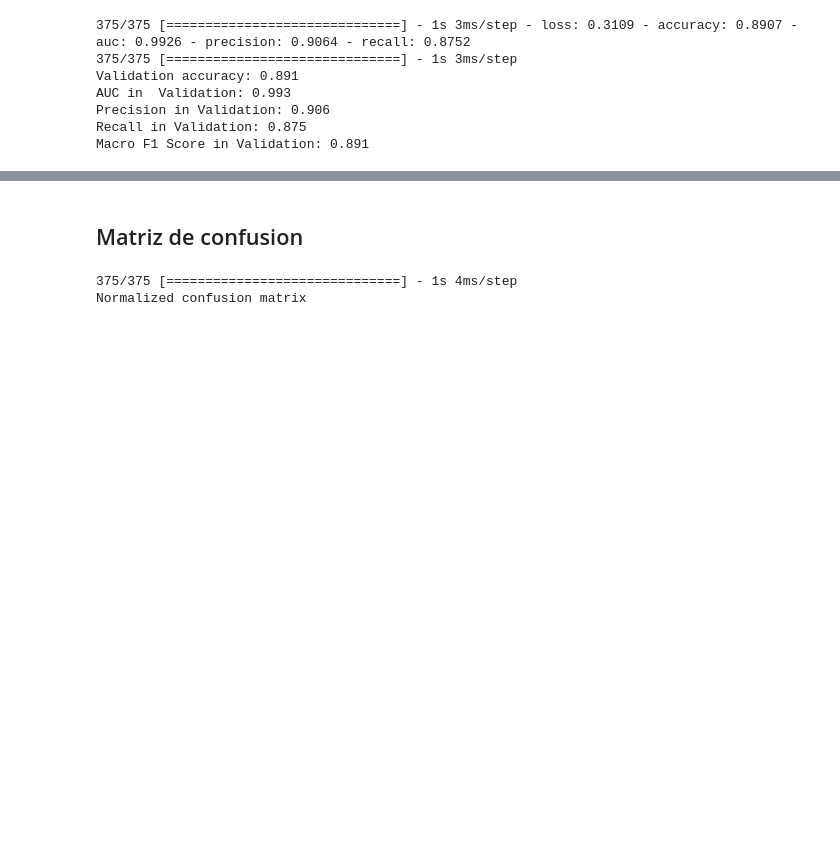
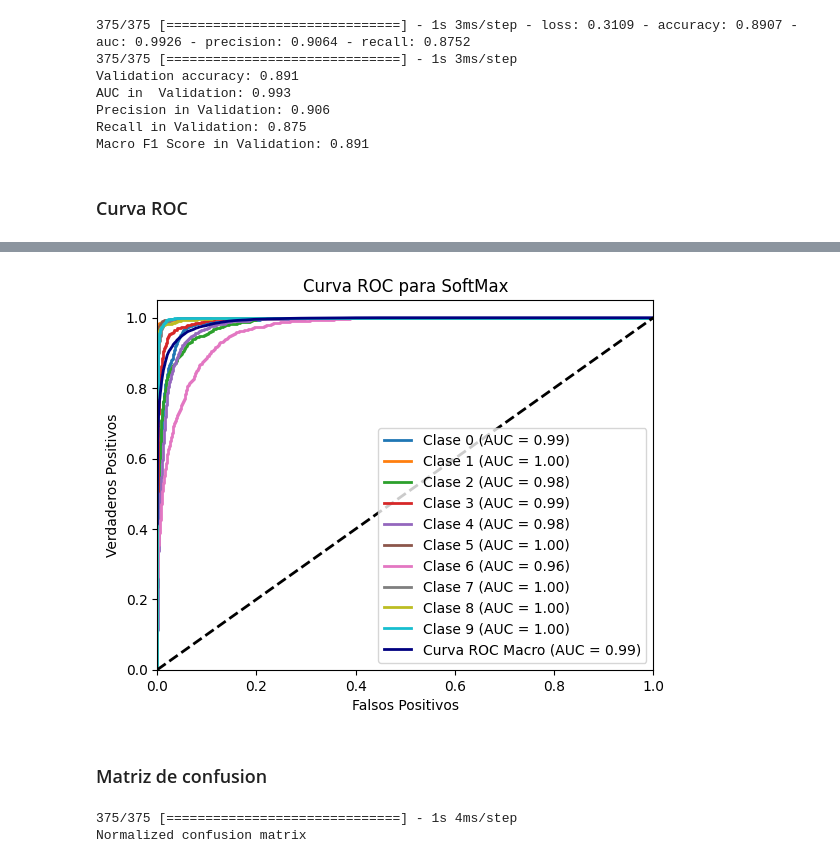
Before and after one commit to FranBasili/22.45-Redes-Neuronales-TP1, a Jupyter notebook: Clasificacion_Multiclase.ipynb, the cells around one changed output, grey strips where cells are left out. Saved outputs shown, nothing was run; the diff lists cells and outputs as text; code cells hidden in the pictures; blank space fills up the shorter version.

```diff
--- a/Clasificacion_Multiclase.ipynb
+++ b/Clasificacion_Multiclase.ipynb
@@ -188,7 +251,7 @@ Debido al **desempeño superior que tenía la red MLP** (vease en el sgte. apart
 # %% [markdown]
 ##Modelo Base
 # %%
-model=buildModel()
+model=MC_helper.buildModel()
 
 my_metrics=['accuracy', 'AUC', tf.keras.metrics.Precision(), tf.keras.metrics.Recall()]
 
@@ -236,3 +299,10 @@ AUC in  Validation: 0.993
 Precision in Validation: 0.906
 Recall in Validation: 0.875
 Macro F1 Score in Validation: 0.891
+# %% [markdown]
+### Curva ROC
+# %%
+y_score = model.predict(val_data)
+
+MC_Helper.plot_roc(val_labels, y_score, "Regresión")
+# %% [output]
@@ -239,3 +310,4 @@ Macro F1 Score in Validation: 0.891
+[figure, added]
 # %% [markdown]
-## Matriz de confusion
+### Matriz de confusion
 # %%
```
Also changed, not shown: parts of 28 cells of this notebook, 4 other files.
